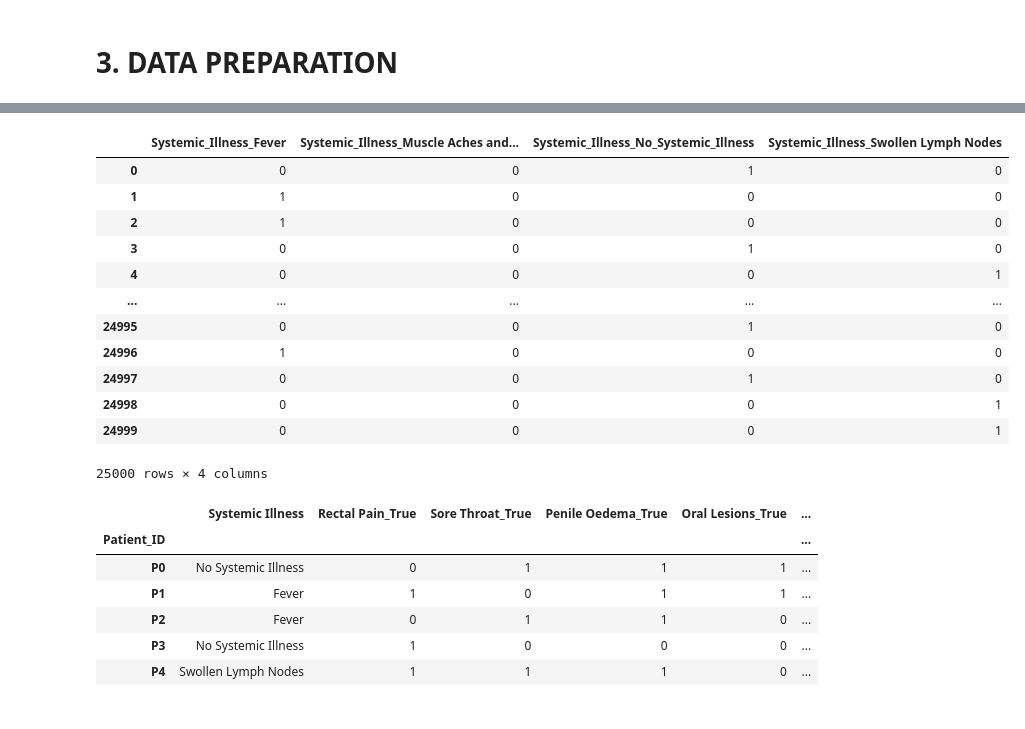
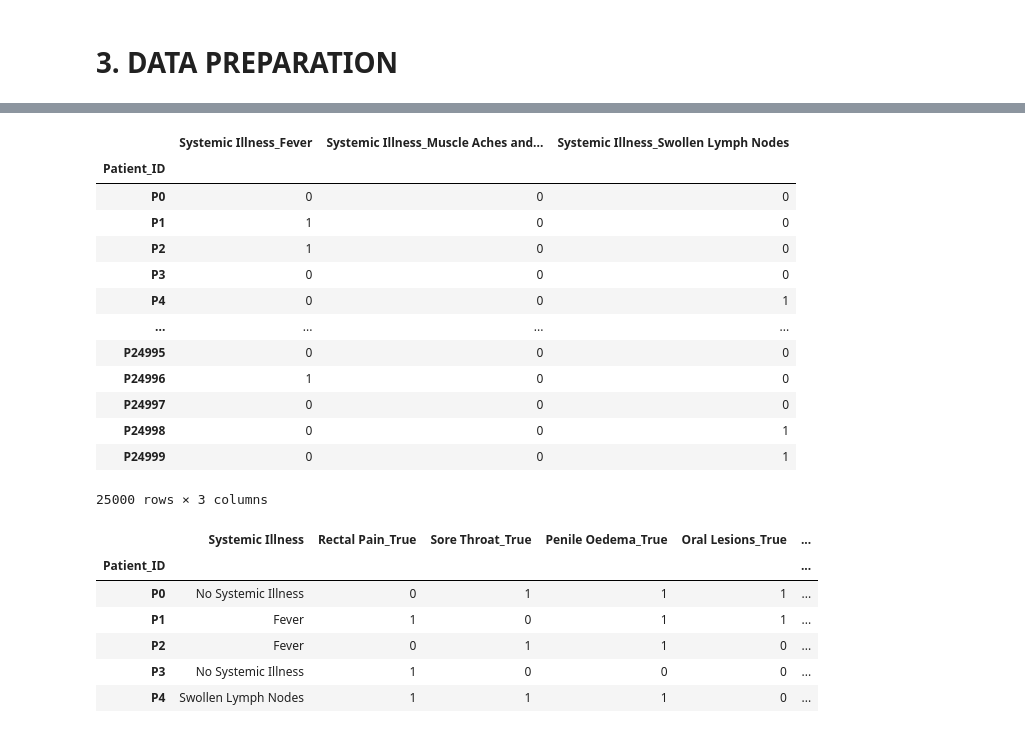
Before and after one commit to lemwaizz/Phase-3-Project, a Jupyter notebook: Monkey_Pox_.ipynb, the cells around one changed output, grey strips where cells are left out. Saved outputs shown, nothing was run; the diff lists cells and outputs as text; code cells hidden in the pictures.

```diff
--- a/Monkey_Pox_.ipynb
+++ b/Monkey_Pox_.ipynb
@@ -265,4 +190,0 @@ Since the data has no duplicates and missing values, we can go ahead and perfom
-# %%
-# dropping the patient id
-mp.drop(columns=['Patient_ID'],axis = 1, inplace=True)
-mp.head(3)
@@ -273,13 +190,0 @@ KeyError: "['Patient_ID'] not found in axis"
-# %%
-# replacing the names
-mp.rename(columns={'Systemic Illness':'Systemic_Illness',
-                        'Rectal Pain':'Rectal_Pain',
-                        'Sore Throat':'Sore_Throat',
-                        'Penile Oedema':'Penile_Oedema',
-                        'Oral Lesions':'Oral_Lesions',
-                        'Solitary Lesion':'Solitary_Leision',
-                        'Swollen Tonsils':'Swollen_Tonsils',
-                        'HIV Infection':'HIV_Infection',
-                        'Sexually Transmitted Infection':'STI',
-                        'MonkeyPox':'Target'},inplace=True)
-mp.head(3)
@@ -302,7 +190,0 @@ col_obj
-# %%
-# type_casting object to categorical
-
-mp[col_obj] = mp[col_obj].astype('category')
-
-# confirming
-mp.info()
@@ -409,0 +280,4 @@ col
+# %%
+# Reducing ambiguity in the systemic illness column we change none to No systemic Illness
+
+mp['Systemic Illness'].replace(to_replace= 'None',value= 'No Systemic Illness',inplace= True)
@@ -410,22 +301,23 @@ col
 # %%
 # type casting Systemic illness by using get dummies
-df = pd.get_dummies(data= mp, columns= ['Systemic_Illness'],drop_first= False)
+df = pd.get_dummies(data= mp, columns= ['Systemic Illness'],drop_first= False)
 # dropping every other column to isolate the systemic illness ...will concat later.
-df_Systemic = df.drop(columns= col[1:],axis = 1)
-# df_Systemic = df_Systemic.drop(columns= ['Systemic Illness_No Systemic Illness'],axis = 1)
+df_Systemic = df.drop(columns= col,axis = 1)
+df_Systemic = df_Systemic.drop(columns= ['Systemic Illness_No Systemic Illness'],axis = 1)
 df_Systemic
 # %% [output]
-|  | Systemic_Illness_Fever | Systemic_Illness_Muscle Aches and... | Systemic_Illness_No_Systemic_Illness | Systemic_Illness_Swollen Lymph Nodes |
-| 0 | 0 | 0 | 1 | 0 |
-| 1 | 1 | 0 | 0 | 0 |
-| 2 | 1 | 0 | 0 | 0 |
-| 3 | 0 | 0 | 1 | 0 |
-| 4 | 0 | 0 | 0 | 1 |
-| ... | ... | ... | ... | ... |
-| 24995 | 0 | 0 | 1 | 0 |
-| 24996 | 1 | 0 | 0 | 0 |
-| 24997 | 0 | 0 | 1 | 0 |
-| 24998 | 0 | 0 | 0 | 1 |
-| 24999 | 0 | 0 | 0 | 1 |
+|  | Systemic Illness_Fever | Systemic Illness_Muscle Aches and... | Systemic Illness_Swollen Lymph Nodes |
+| Patient_ID |  |  |  |
+| P0 | 0 | 0 | 0 |
+| P1 | 1 | 0 | 0 |
+| P2 | 1 | 0 | 0 |
+| P3 | 0 | 0 | 0 |
+| P4 | 0 | 0 | 1 |
+| ... | ... | ... | ... |
+| P24995 | 0 | 0 | 0 |
+| P24996 | 1 | 0 | 0 |
+| P24997 | 0 | 0 | 0 |
+| P24998 | 0 | 0 | 1 |
+| P24999 | 0 | 0 | 1 |
-25000 rows × 4 columns
+25000 rows × 3 columns
 # %%
```
Also changed, not shown: parts of 59 cells of this notebook.
